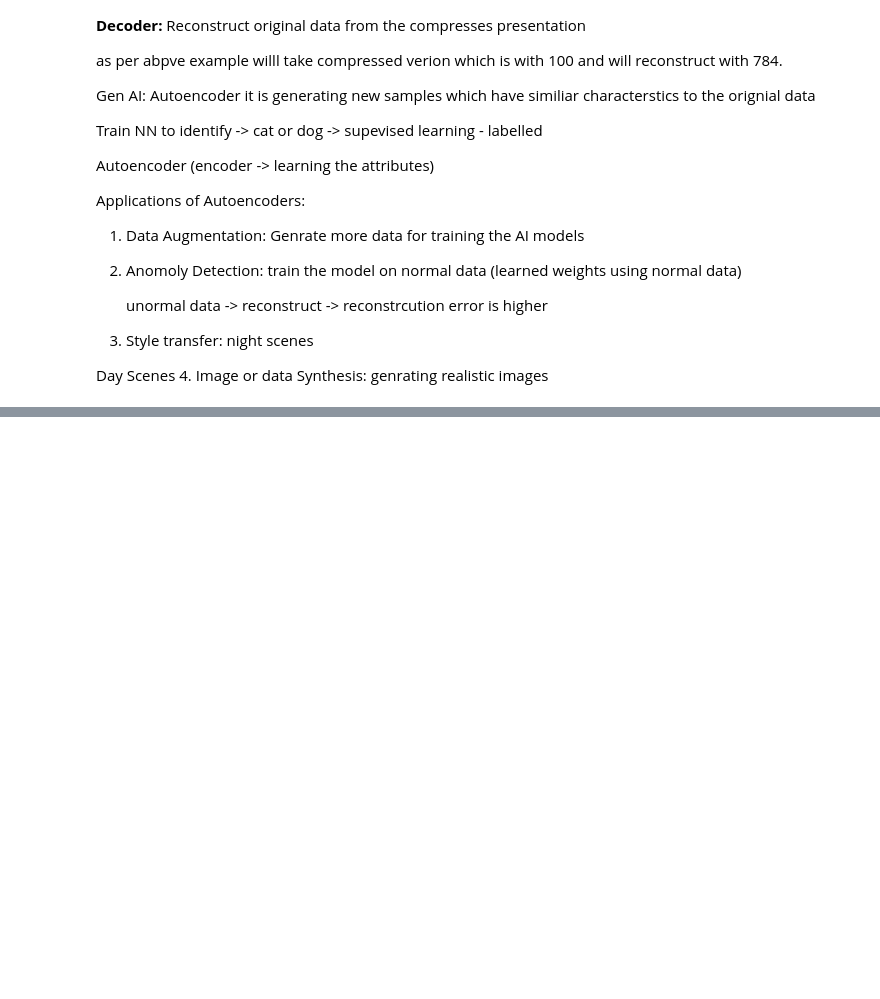
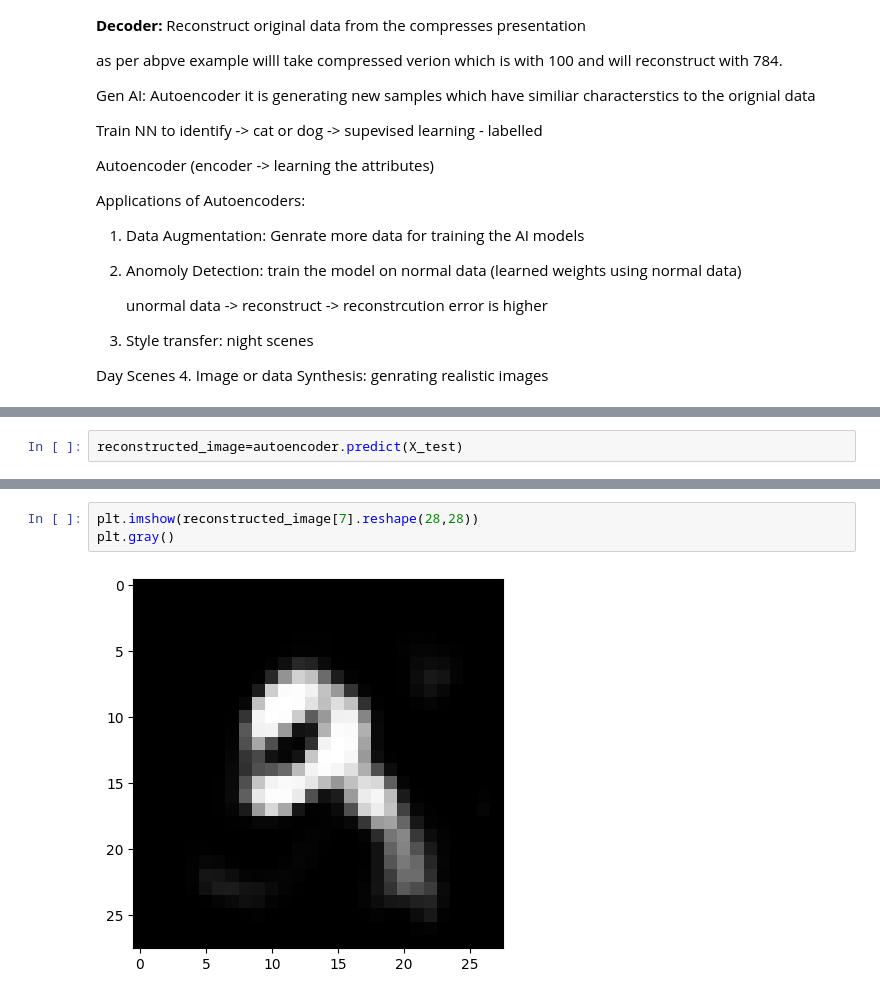
Before and after one commit to itforankit/GenerativeAI, a Jupyter notebook: autoencoder_class.ipynb, the cells around one changed output, grey strips where cells are left out. Drawn from its saved outputs; the diff is of its cells as text; blank space fills up the shorter version.

```diff
--- a/autoencoder_class.ipynb
+++ b/autoencoder_class.ipynb
@@ -37,0 +97,2 @@ Applications of Autoencoders:
+# %%
+reconstructed_image=autoencoder.predict(X_test)
@@ -37,0 +128,5 @@ Applications of Autoencoders:
+# %%
+plt.imshow(reconstructed_image[7].reshape(28,28))
+plt.gray()
+# %% [output]
+[figure, added]
```
Also changed, not shown: parts of 12 cells of this notebook.
